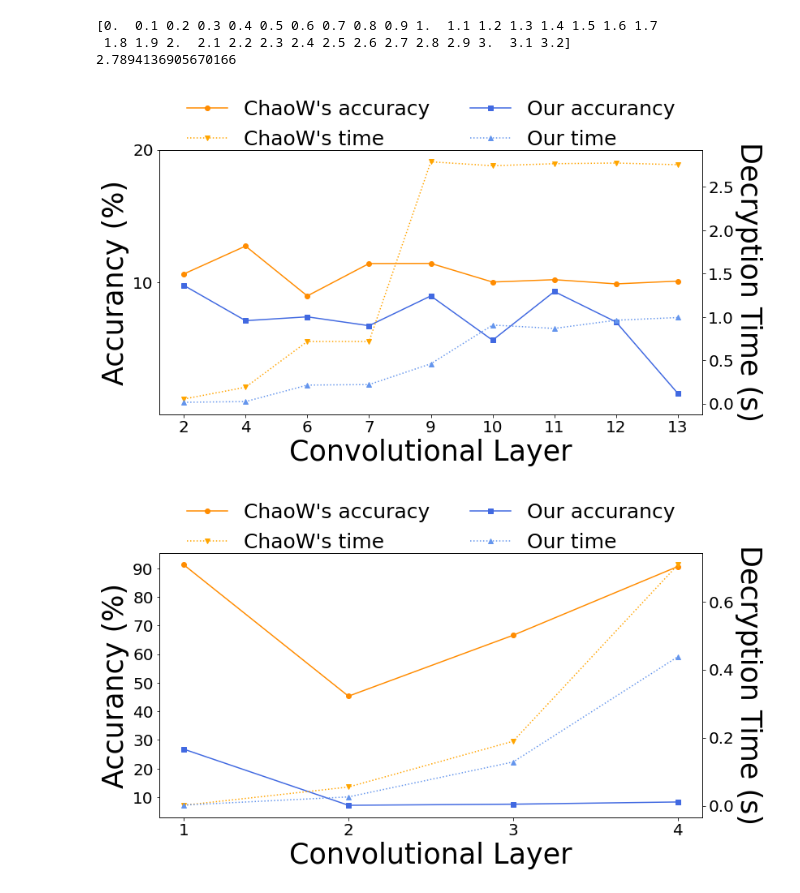
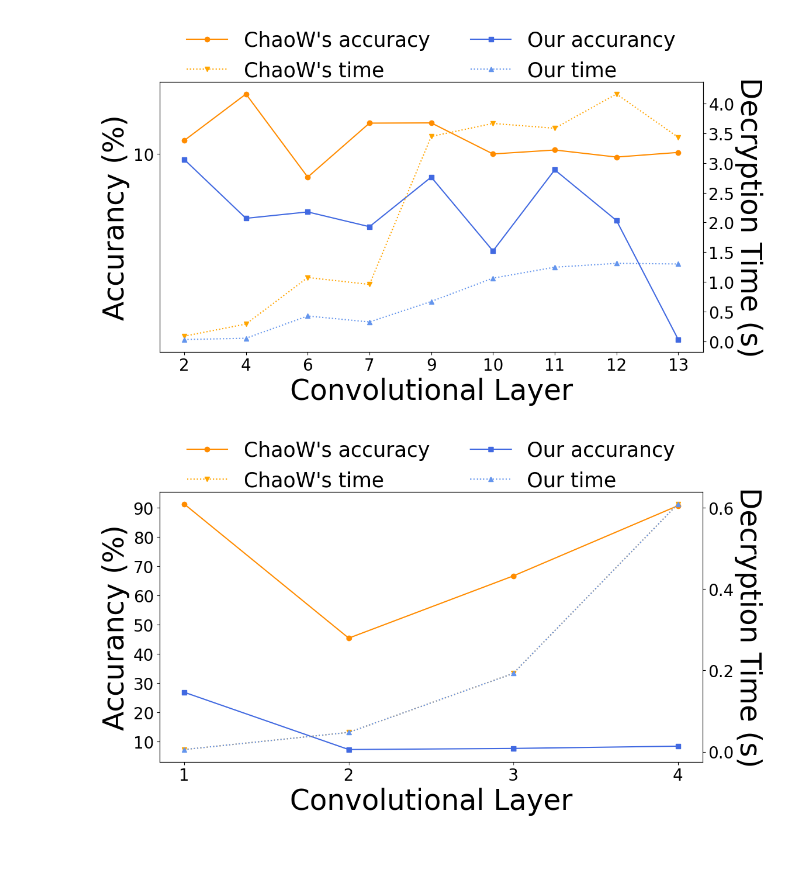
Before and after one commit to seeclong/DeepContract, a Jupyter notebook: CIFAR/cmp-vgg16.ipynb, the cells around one changed output. Cells and saved outputs as stored; diff of their text form; code cells hidden in the pictures; blank space fills up the shorter version.

```diff
--- a/CIFAR/cmp-vgg16.ipynb
+++ b/CIFAR/cmp-vgg16.ipynb
@@ -860,68 +154,63 @@ plt.rcParams['pdf.fonttype'] = 42
 plt.rcParams['ps.fonttype'] = 42
 ax1.set_xlabel('Convolutional Layer',fontsize=35)
 ax1.set_ylabel('Accurancy (%)',fontsize=35)
-x=list(range(1,len(acm_acc_1)+1))
+x=list(range(1,len(acm_acc_common)+1))
 ax1.set_xticks(x)
-ax1.set_yticks([10,20])
+ax1.set_yticks(range(0,100,10))
+t=round(max(max(acm_time_common),max(backer_time_common))+0.5,1)
+ax2.set_yticks(np.arange(0, t, 0.5))
 
-t=round(max(max(acm_time_1),max(backer_time_1))+0.5,1)
-ax2.set_yticks(np.arange(0, t, 0.5))
-print(np.arange(0, t, 0.1))
-print(max(max(acm_time_1),max(backer_time_1)))
 ax2.set_ylabel('Decryption Time (s)',rotation=-90,x=2,fontsize=35)
 ax2.yaxis.set_label_coords(1.11,0.5)
-ax1.set_xticklabels(layer_1)
+ax1.set_xticklabels(common_layer)
 
-l11,=ax1.plot(x,acm_acc_1,color='darkorange', marker='o' )
-l12,=ax1.plot(x,backer_acc_1,color='royalblue', marker='s' )
+l11,=ax1.plot(x,acm_acc_common,color='darkorange', marker='o' )
+l12,=ax1.plot(x,backer_acc_common,color='royalblue', marker='s' )
 
-# l11=ax1.bar(x, acm_acc_1, fc='lightgrey')
-# l12=ax1.bar(x, backer_acc_1, fc='lightskyblue')
+# l11=ax1.bar(x, acm_acc_common, fc='lightgrey')
+# l12=ax1.bar(x, backer_acc_common, fc='lightskyblue')
 
-l21,=ax2.plot(x,acm_time_1,linestyle='dotted',color='orange', marker='v' )
-l22,=ax2.plot(x,backer_time_1,linestyle='dotted', color='cornflowerblue',marker='^' )
+l21,=ax2.plot(x,acm_time_common,linestyle='dotted',color='orange', marker='v' )
+l22,=ax2.plot(x,backer_time_common,linestyle='dotted', color='cornflowerblue',marker='^' )
 ax1.tick_params(labelsize=20)
 ax2.tick_params(labelsize=20)
 ax1.legend(handles=[l11,l21,l12,l22], labels=['ChaoW\'s accuracy','ChaoW\'s time','Our accurancy','Our time'],borderaxespad = 0.,loc=9,bbox_to_anchor=(0.5,1.22),ncol=2,frameon=False,fontsize=25)
 #ax1.legend(loc=2, bbox_to_anchor=(1.05,1.0),borderaxespad = 0.) ##设置ax4中legend的位置，将其放在图外
-ax1.set_ylim((0,20))
+
 plt.savefig('./output/vgg16_cmp.pdf', dpi=300,bbox_inches = 'tight')
 ####################################################
 
 fig, ax1 = plt.subplots(figsize=(12, 6))
 ax2 = ax1.twinx()
 plt.rcParams['pdf.fonttype'] = 42
 plt.rcParams['ps.fonttype'] = 42
 ax1.set_xlabel('Convolutional Layer',fontsize=35)
 ax1.set_ylabel('Accurancy (%)',fontsize=35)
-x=list(range(1,len(acm_acc_2)+1))
+x=list(range(1,len(acm_acc_special)+1))
 ax1.set_xticks(x)
 ax1.set_yticks(range(0,100,10))
-t=round(max(max(acm_time_2),max(backer_time_2))+0.5,1)
+t=round(max(max(backer_time_special),max(backer_time_special))+0.5,1)
 ax2.set_yticks(np.arange(0.0, t, 0.2))
 ax2.set_ylabel('Decryption Time (s)',rotation=-90,x=2,fontsize=35)
 ax2.yaxis.set_label_coords(1.11,0.5)
 
 
-l11,=ax1.plot(x,acm_acc_2,color='darkorange', marker='o' )
-l12,=ax1.plot(x,backer_acc_2,color='royalblue', marker='s' )
+l11,=ax1.plot(x,acm_acc_special,color='darkorange', marker='o' )
+l12,=ax1.plot(x,backer_acc_special,color='royalblue', marker='s' )
 
-# l11=ax1.bar(x, acm_acc_2, fc='lightgrey')
-# l12=ax1.bar(x, backer_acc_2, fc='lightskyblue')
+# l11=ax1.bar(x, acm_acc_special, fc='lightgrey')
+# l12=ax1.bar(x, backer_acc_special, fc='lightskyblue')
 
-l21,=ax2.plot(x,acm_time_2,linestyle='dotted',color='orange', marker='v' )
-l22,=ax2.plot(x,backer_time_2,linestyle='dotted', color='cornflowerblue',marker='^' )
+l21,=ax2.plot(x,backer_time_special,linestyle='dotted',color='orange', marker='v' )
+l22,=ax2.plot(x,backer_time_special,linestyle='dotted', color='cornflowerblue',marker='^' )
 ax1.tick_params(labelsize=20)
 ax2.tick_params(labelsize=20)
 ax1.legend(handles=[l11,l21,l12,l22], labels=['ChaoW\'s accuracy','ChaoW\'s time','Our accurancy','Our time'],borderaxespad = 0.,loc=9,bbox_to_anchor=(0.5,1.22),ncol=2,frameon=False,fontsize=25)
 #ax1.legend(loc=2, bbox_to_anchor=(1.05,1.0),borderaxespad = 0.) ##设置ax4中legend的位置，将其放在图外
-#ax1.set_xticklabels(layer_2,fontsize=8)
+#ax1.set_xticklabels(special_layer,fontsize=8)
 
 plt.savefig('./output/vgg16_cmp2.pdf', dpi=300,bbox_inches = 'tight')
 # %% [output]
-[0.  0.1 0.2 0.3 0.4 0.5 0.6 0.7 0.8 0.9 1.  1.1 1.2 1.3 1.4 1.5 1.6 1.7
- 1.8 1.9 2.  2.1 2.2 2.3 2.4 2.5 2.6 2.7 2.8 2.9 3.  3.1 3.2]
-2.7894136905670166
-[figure, old version]
+[figure, new version]
-[figure, old version]
+[figure, new version]
 # %%
```
Also changed, not shown: parts of 13 cells of this notebook, 11 other files.
